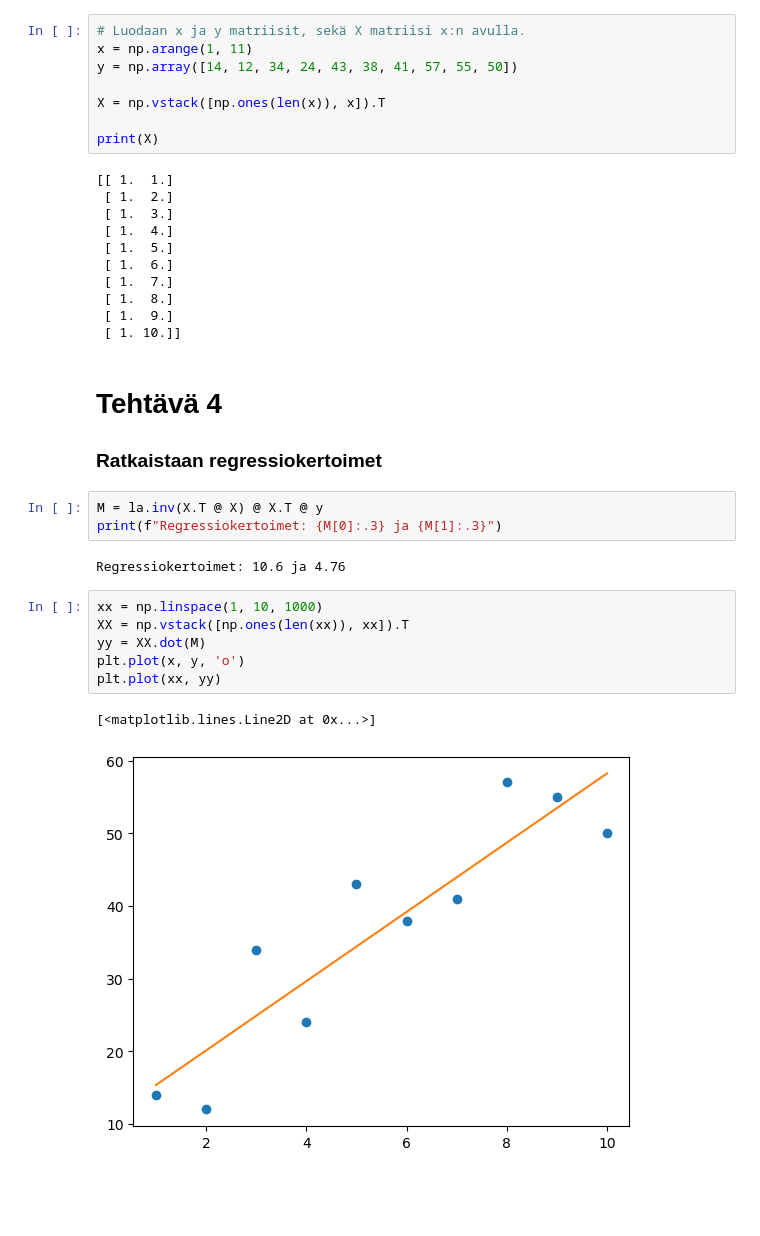
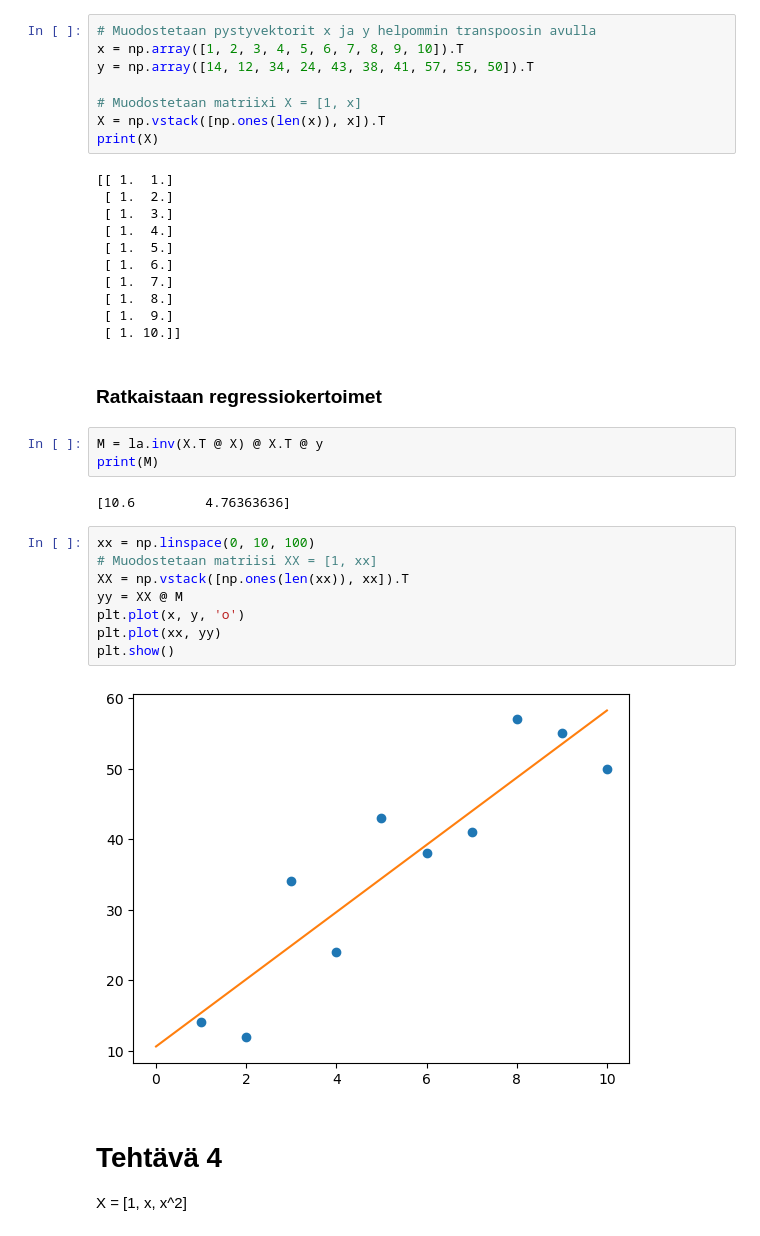
Before and after one commit to Jannassl/ViikkoTehtavatNeuro, a Jupyter notebook: Matikka/Viikkotehtavat2.ipynb, the cells around one changed output. Saved outputs shown, nothing was run; the diff lists cells and outputs as text; blank space fills up the shorter version.

```diff
--- a/Matikka/Viikkotehtavat2.ipynb
+++ b/Matikka/Viikkotehtavat2.ipynb
@@ -52,12 +52,12 @@ A2: [[0.68985771]]
 
 ### Luodaan matriisit
 # %%
-# Luodaan x ja y matriisit, sekä X matriisi x:n avulla.
-x = np.arange(1, 11)
-y = np.array([14, 12, 34, 24, 43, 38, 41, 57, 55, 50])
+# Muodostetaan pystyvektorit x ja y helpommin transpoosin avulla
+x = np.array([1, 2, 3, 4, 5, 6, 7, 8, 9, 10]).T
+y = np.array([14, 12, 34, 24, 43, 38, 41, 57, 55, 50]).T
 
+# Muodostetaan matriixi X = [1, x]
 X = np.vstack([np.ones(len(x)), x]).T
-
 print(X)
 # %% [output]
 [[ 1.  1.]
@@ -71,20 +71,23 @@ print(X)
  [ 1.  9.]
  [ 1. 10.]]
 # %% [markdown]
-# Tehtävä 4
-
 ### Ratkaistaan regressiokertoimet
 # %%
 M = la.inv(X.T @ X) @ X.T @ y
-print(f"Regressiokertoimet: {M[0]:.3} ja {M[1]:.3}")
+print(M)
 # %% [output]
-Regressiokertoimet: 10.6 ja 4.76
+[10.6         4.76363636]
 # %%
-xx = np.linspace(1, 10, 1000)
+xx = np.linspace(0, 10, 100)
+# Muodostetaan matriisi XX = [1, xx]
 XX = np.vstack([np.ones(len(xx)), xx]).T
-yy = XX.dot(M)
+yy = XX @ M
 plt.plot(x, y, 'o')
 plt.plot(xx, yy)
+plt.show()
 # %% [output]
-[<matplotlib.lines.Line2D at 0x...>]
-[figure, old version]
+[figure, new version]
+# %% [markdown]
+# Tehtävä 4
+
+X = [1, x, x^2]
```
Also changed, not shown: parts of 3 cells of this notebook.
